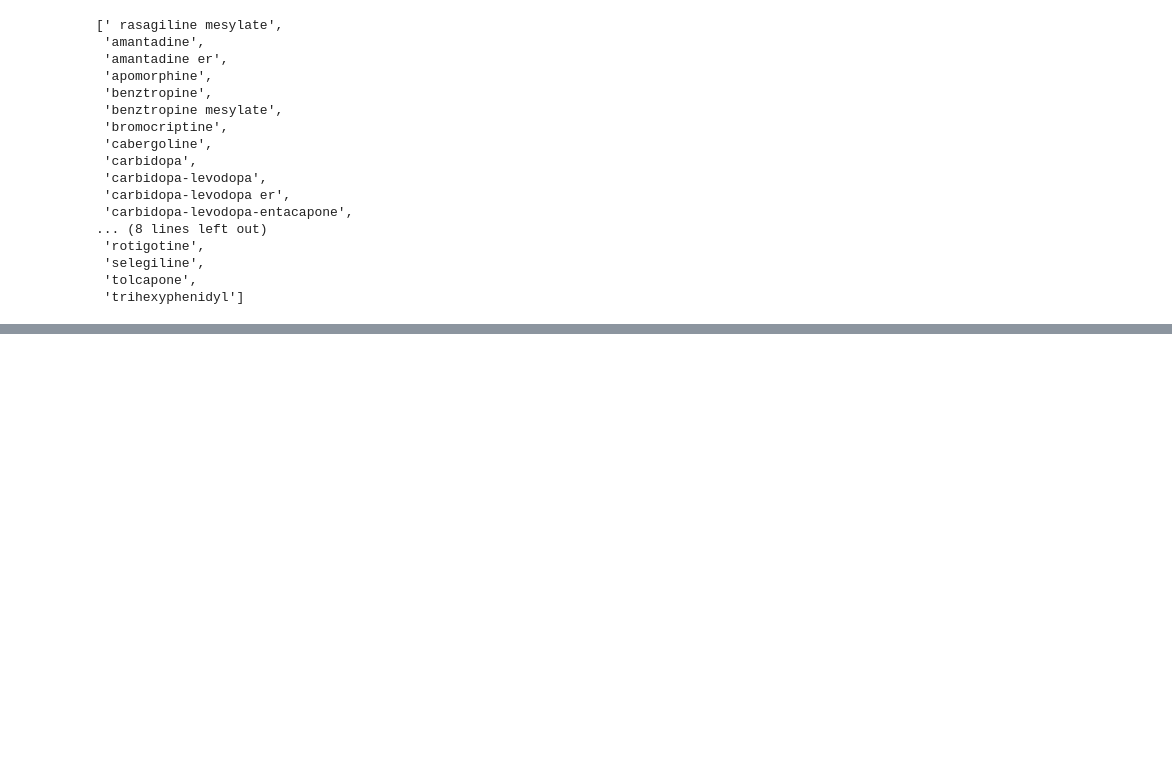
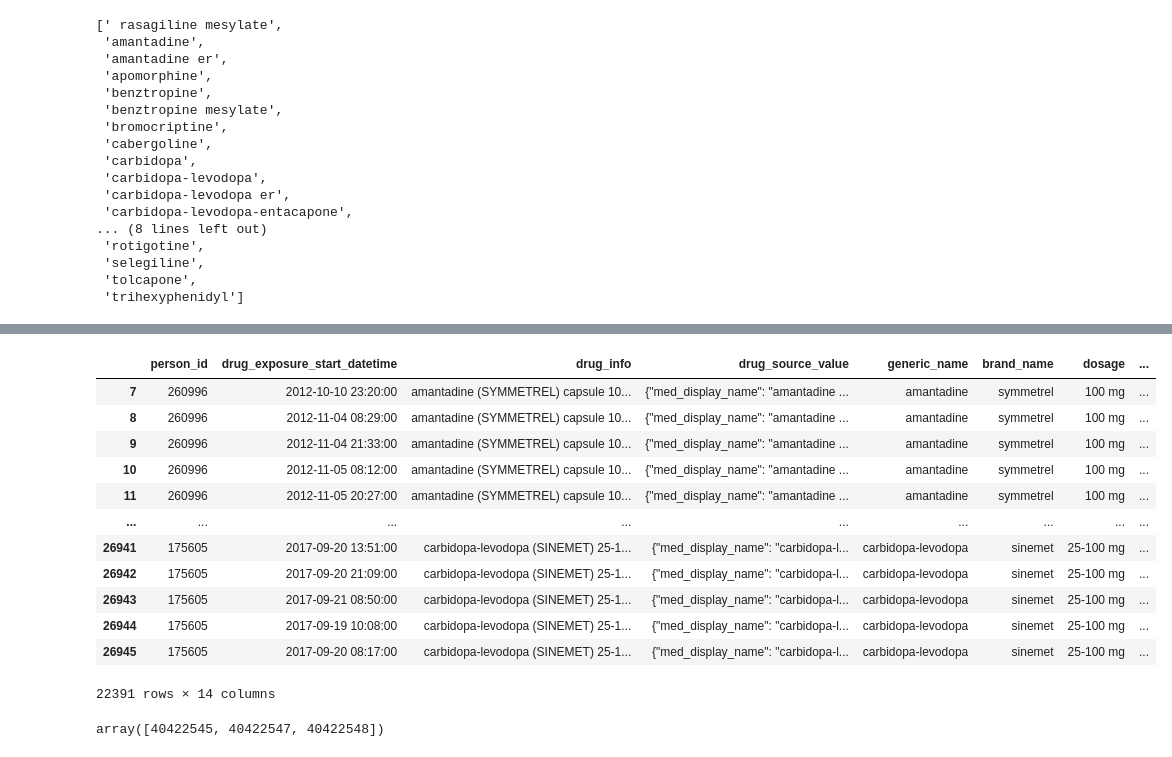
Before and after one commit to rdiazrincon/motor_fluctuations_pd, a Jupyter notebook: motor_fluctuations_pd.ipynb, the cells around one changed output, grey strips where cells are left out. Drawn from its saved outputs; the diff is of its cells as text; code cells hidden in the pictures; blank space fills up the shorter version.

```diff
--- a/motor_fluctuations_pd.ipynb
+++ b/motor_fluctuations_pd.ipynb
@@ -2930,0 +2990,20 @@ KeyError: 'dosage_quantity'
+# %%
+led_df[led_df.groupby('person_id')['visit_occurrence_id'].transform('nunique') >= 2]
+# %% [output]
+|  | person_id | drug_exposure_start_datetime | drug_info | drug_source_value | generic_name | brand_name | dosage | ... |
+| 7 | 260996 | 2012-10-10 23:20:00 | amantadine (SYMMETREL) capsule 10... | {"med_display_name": "amantadine ... | amantadine | symmetrel | 100 mg | ... |
+| 8 | 260996 | 2012-11-04 08:29:00 | amantadine (SYMMETREL) capsule 10... | {"med_display_name": "amantadine ... | amantadine | symmetrel | 100 mg | ... |
+| 9 | 260996 | 2012-11-04 21:33:00 | amantadine (SYMMETREL) capsule 10... | {"med_display_name": "amantadine ... | amantadine | symmetrel | 100 mg | ... |
+| 10 | 260996 | 2012-11-05 08:12:00 | amantadine (SYMMETREL) capsule 10... | {"med_display_name": "amantadine ... | amantadine | symmetrel | 100 mg | ... |
+| 11 | 260996 | 2012-11-05 20:27:00 | amantadine (SYMMETREL) capsule 10... | {"med_display_name": "amantadine ... | amantadine | symmetrel | 100 mg | ... |
+| ... | ... | ... | ... | ... | ... | ... | ... | ... |
+| 26941 | 175605 | 2017-09-20 13:51:00 | carbidopa-levodopa (SINEMET) 25-1... | {"med_display_name": "carbidopa-l... | carbidopa-levodopa | sinemet | 25-100 mg | ... |
+| 26942 | 175605 | 2017-09-20 21:09:00 | carbidopa-levodopa (SINEMET) 25-1... | {"med_display_name": "carbidopa-l... | carbidopa-levodopa | sinemet | 25-100 mg | ... |
+| 26943 | 175605 | 2017-09-21 08:50:00 | carbidopa-levodopa (SINEMET) 25-1... | {"med_display_name": "carbidopa-l... | carbidopa-levodopa | sinemet | 25-100 mg | ... |
+| 26944 | 175605 | 2017-09-19 10:08:00 | carbidopa-levodopa (SINEMET) 25-1... | {"med_display_name": "carbidopa-l... | carbidopa-levodopa | sinemet | 25-100 mg | ... |
+| 26945 | 175605 | 2017-09-20 08:17:00 | carbidopa-levodopa (SINEMET) 25-1... | {"med_display_name": "carbidopa-l... | carbidopa-levodopa | sinemet | 25-100 mg | ... |
+22391 rows × 14 columns
+# %%
+led_df[led_df['person_id'] == 260996]['visit_occurrence_id'].unique()
+# %% [output]
+array([40422545, 40422547, 40422548])
```
Also changed, not shown: parts of 38 cells of this notebook.
